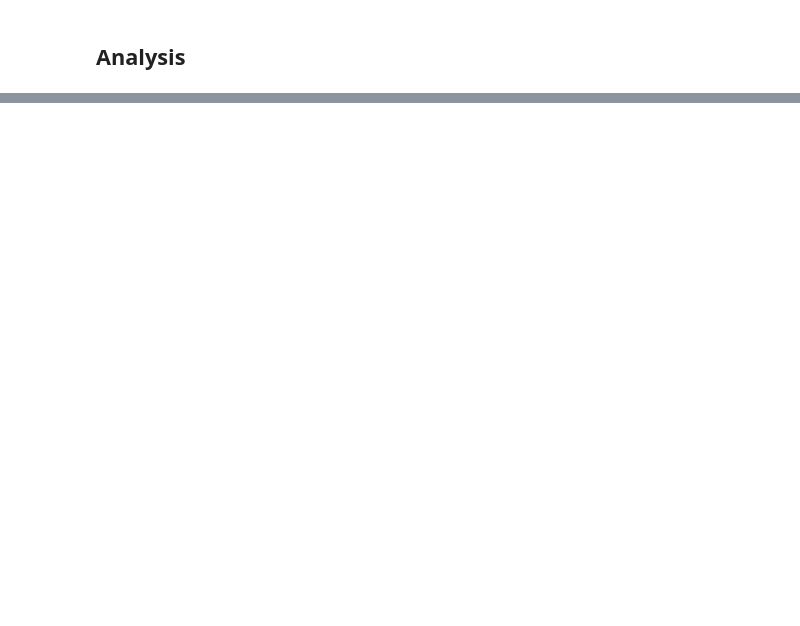
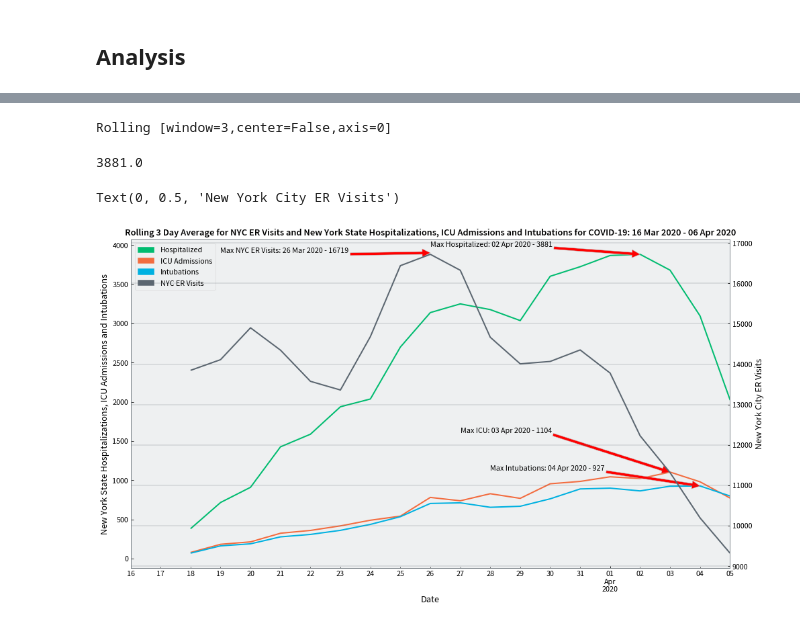
Before and after one commit to RobSpectre/COVID-19-Analysis, a Jupyter notebook: COVID-19 New York State Hospitalizations.ipynb, the cells around one changed output, grey strips where cells are left out. Saved outputs shown, nothing was run; the diff lists cells and outputs as text; code cells hidden in the pictures; blank space fills up the shorter version.

```diff
--- a/COVID-19 New York State Hospitalizations.ipynb
+++ b/COVID-19 New York State Hospitalizations.ipynb
@@ -99,3 +101,64 @@ ny_state_hospitalization.groupby('Date')[['Hospitalized', 'ICU', 'Discharged', '
+# %%
+ny_state_hospitalization.groupby('Date')[['Hospitalized', 'ICU', 'Discharged', 'Intubations']].sum().rolling(3)
+# %% [output]
+Rolling [window=3,center=False,axis=0]
+# %%
+ny_state_hospitalization.groupby('Date')['Hospitalized'].sum().rolling(3).sum().max()
+# %% [output]
+3881.0
+# %%
+from datetime import timedelta
+from random import randint
+
+fig = plt.figure()
+ax = fig.add_subplot(111)
+ax1 = ax.twinx()
+
+ny_state_hospitalization.groupby('Date')[['Hospitalized', 'ICU', 'Intubations']].sum().rolling(3).sum().plot(kind='line', ax=ax,
+                                                                                           title="Rolling 3 Day Average for NYC ER Visits and New York State Hospitalizations, ICU Admissions and Intubations for COVID-19: {0} - {1}".format(ny_state_hospitalization['Date'].min().date().strftime("%d %b %Y"),
+                                                                                                                                                                                                 ny_state_hospitalization['Date'].max().date().strftime("%d %b %Y")))
+
+for condition in [{'Hospitalized': 100}, {'ICU': 500}, {'Intubations': 200}]:
+    maximum = ny_state_hospitalization.groupby('Date')[list(condition.keys())[0]].sum().rolling(3).sum().max()
+    max_index = ny_state_hospitalization.groupby('Date')[list(condition.keys())[0]].sum().rolling(3).sum().idxmax()
+
+    ax.annotate("Max {0}: {1} - {2}".format(list(condition.keys())[0],
+                                            max_index.strftime("%d %b %Y"),
+                                            int(maximum)),
+            xy=(max_index,
+                maximum),
+            xytext=(max_index - timedelta(days=7),
+                    maximum + list(condition.values())[0]),
+            arrowprops={'facecolor': 'red'})
+
+ax.grid()
+citywide_all[citywide_all['Date'] >= '2020-03-16'].groupby('Date')['Value'].sum().resample('D').sum().rolling(3).sum().plot(kind='line',
+                                                                                                                            color="#5b6670",
+                                                                                                                            secondary_y=False,
+                                                                                                                            ax=ax1)
+
+maximum = citywide_all[citywide_all['Date'] >= '2020-03-16'].groupby('Date')['Value'].sum().resample('D').sum().rolling(3).sum().max()
+max_index = citywide_all[citywide_all['Date'] >= '2020-03-16'].groupby('Date')['Value'].sum().resample('D').sum().rolling(3).sum().idxmax()
+ax.annotate("Max {0}: {1} - {2}".format("NYC ER Visits",
+                                        max_index.strftime("%d %b %Y"),
+                                        int(maximum)),
+        xy=(max_index,
+            3900),
+        xytext=(max_index - timedelta(days=7),
+                3900),
+        arrowprops={'facecolor': 'red'})
+
+patch = mpatches.Patch(color="gray", label="Other US States")
+ax.legend(handles=[mpatches.Patch(color="#00bc70", label="Hospitalized"),
+                   mpatches.Patch(color="#f36c3f", label="ICU Admissions"),
+                   mpatches.Patch(color="#00b1e1", label="Intubations"),
+                   mpatches.Patch(color="#5b6670", label="NYC ER Visits")])
+
+ax.set_ylabel("New York State Hospitalizations, ICU Admissions and Intubations")
+ax1.set_ylabel("New York City ER Visits")
+# %% [output]
+Text(0, 0.5, 'New York City ER Visits')
+[figure, added]
 # %%
 ax = ny_state_hospitalization.groupby('Date')[['Hospitalized', 'ICU']].sum().plot(kind='line',
                                                                                   title="New York State Hospitalizations, ICU Admissions and Discharges for COVID-19: {0} - {1}".format(ny_state_hospitalization['Date'].min().date().strftime("%d %b %Y"),
```
Also changed, not shown: parts of 12 cells of this notebook, 6 other files.
